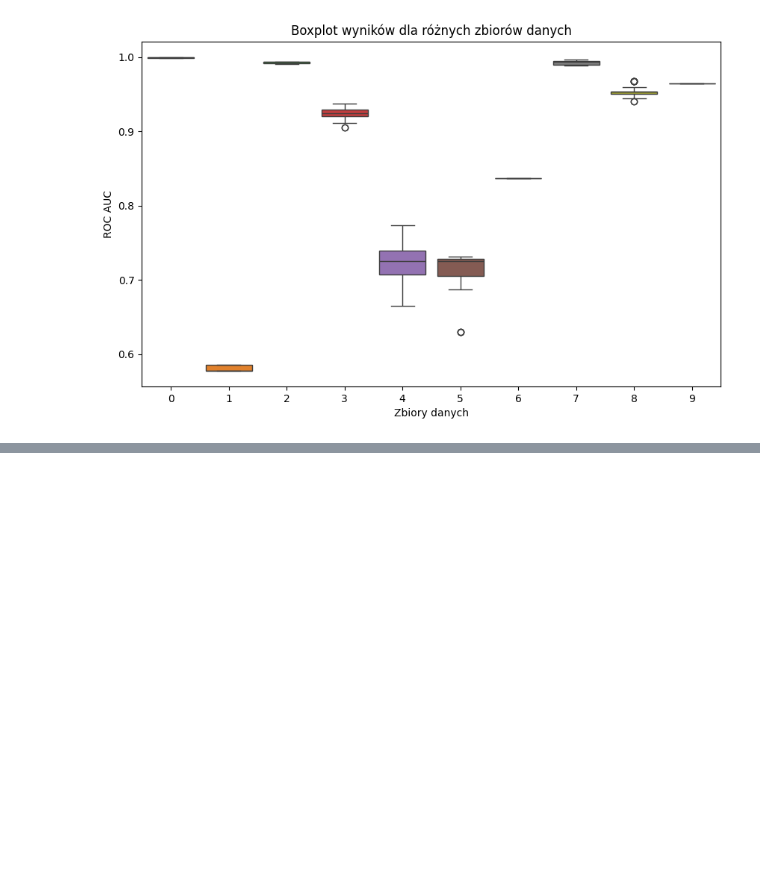
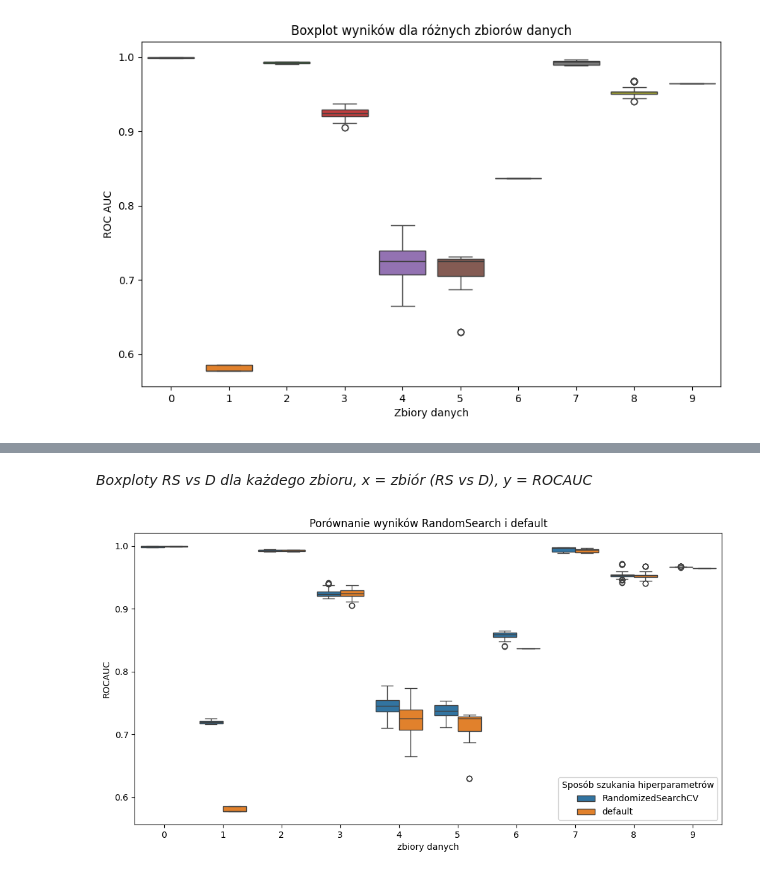
Before and after one commit to IgorLechoszest/-LIC-Igor-Lechoszest, a Jupyter notebook: LIC-kody.ipynb, the cells around one changed output, grey strips where cells are left out. Drawn from its saved outputs; the diff is of its cells as text; code cells hidden in the pictures; blank space fills up the shorter version.

```diff
--- a/LIC-kody.ipynb
+++ b/LIC-kody.ipynb
@@ -217,0 +263,24 @@ plt.show()
+# %% [markdown]
+*Boxploty RS vs D  dla każdego zbioru, x = zbiór (RS vs D), y = ROCAUC*
+# %%
+#Przygotowanie danych do boxplotu porównującego wyniki RandomSearch i default
+df1_melted = wynikitest.melt(ignore_index=False).reset_index()
+df1_melted.columns = ["zbiór", "metoda preprocessingu", "ROCAUC"]
+df1_melted["Macierz"] = "RandomizedSearchCV"
+
+df2_melted = wynikitestmodel.melt(ignore_index=False).reset_index()
+df2_melted.columns = ["zbiór", "metoda preprocessingu", "ROCAUC"]
+df2_melted["Macierz"] = "default"
+
+df_combined = pd.concat([df1_melted, df2_melted])
+
+# Tworzenie boxplotu porównującego wartości wierszy
+plt.figure(figsize=(12, 6))
+sns.boxplot(x="zbiór", y="ROCAUC", hue="Macierz", data=df_combined)
+plt.xlabel("zbiory danych")
+plt.ylabel("ROCAUC")
+plt.title("Porównanie wyników RandomSearch i default")
+plt.legend(title="Sposób szukania hiperparametrów")
+plt.show()
+# %% [output]
+[figure, added]
```
Also changed, not shown: parts of 28 cells of this notebook.
